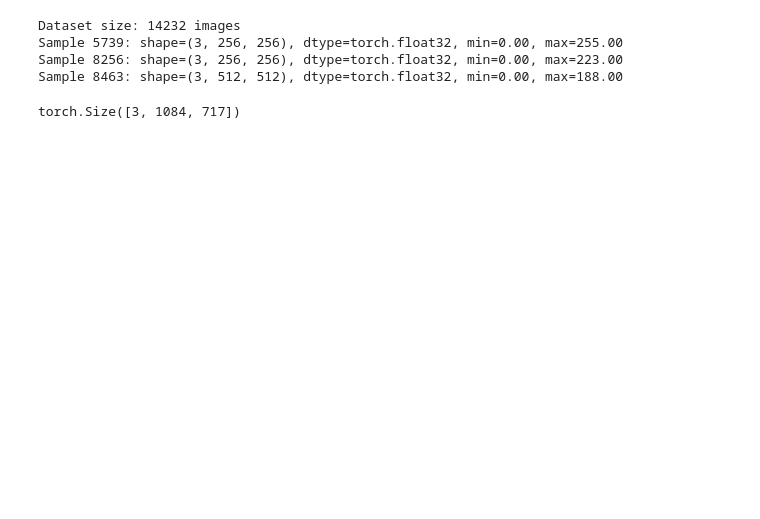
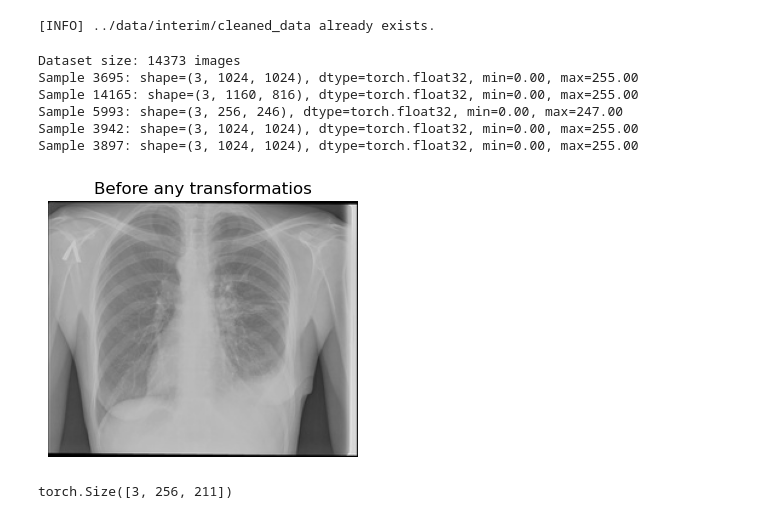
Before and after one commit to RamyGadalla/chest-xray-classification-ramygadalla, a Jupyter notebook: notebooks/02_Preprocess.ipynb, the cells around one changed output. Drawn from its saved outputs; the diff is of its cells as text; code cells hidden in the pictures; blank space fills up the shorter version.

```diff
--- a/notebooks/02_Preprocess.ipynb
+++ b/notebooks/02_Preprocess.ipynb
@@ -6,3 +44,7 @@ import random
+# %%
+clean_data()
+# %% [output]
+[INFO] ../data/interim/cleaned_data already exists.
 # %%
 def data_load(data_dir, inspect=True, n_samples=3):
     """
@@ -57,10 +99,27 @@ def data_load(data_dir, inspect=True, n_samples=3):
     return dataset
 # %%
 # test
-test_data=data_load(data_dir='../data/interim_deduped')
+test_data=data_load(data_dir='../data/interim/cleaned_data', inspect=True, n_samples=5)
+
+import matplotlib.pyplot as plt
+import numpy as np
+
+img0_hwc = test_data[13589].permute(1, 2, 0).cpu().numpy()
+
+plt.figure(figsize=(4,4))
+plt.imshow(np.rot90(img0_hwc.astype("uint8"),k=3))
+plt.axis("off")
+plt.title("Before any transformatios")
+plt.show()
+
+test_data[13589].shape
 # %% [output]
-Dataset size: 14232 images
-Sample 5739: shape=(3, 256, 256), dtype=torch.float32, min=0.00, max=255.00
-Sample 8256: shape=(3, 256, 256), dtype=torch.float32, min=0.00, max=223.00
-Sample 8463: shape=(3, 512, 512), dtype=torch.float32, min=0.00, max=188.00
+Dataset size: 14373 images
+Sample 3695: shape=(3, 1024, 1024), dtype=torch.float32, min=0.00, max=255.00
+Sample 14165: shape=(3, 1160, 816), dtype=torch.float32, min=0.00, max=255.00
+Sample 5993: shape=(3, 256, 246), dtype=torch.float32, min=0.00, max=247.00
+Sample 3942: shape=(3, 1024, 1024), dtype=torch.float32, min=0.00, max=255.00
+Sample 3897: shape=(3, 1024, 1024), dtype=torch.float32, min=0.00, max=255.00
+[figure, added]
+torch.Size([3, 256, 211])
 # %%
@@ -99,8 +209,3 @@ def transform(dataset):
     )
 
     return dataset_transformed
-# %%
-test_data2 = transform(test_data)
-test_data2[14000].shape
-# %% [output]
-torch.Size([3, 1084, 717])
```
Also changed, not shown: parts of 9 cells of this notebook.
